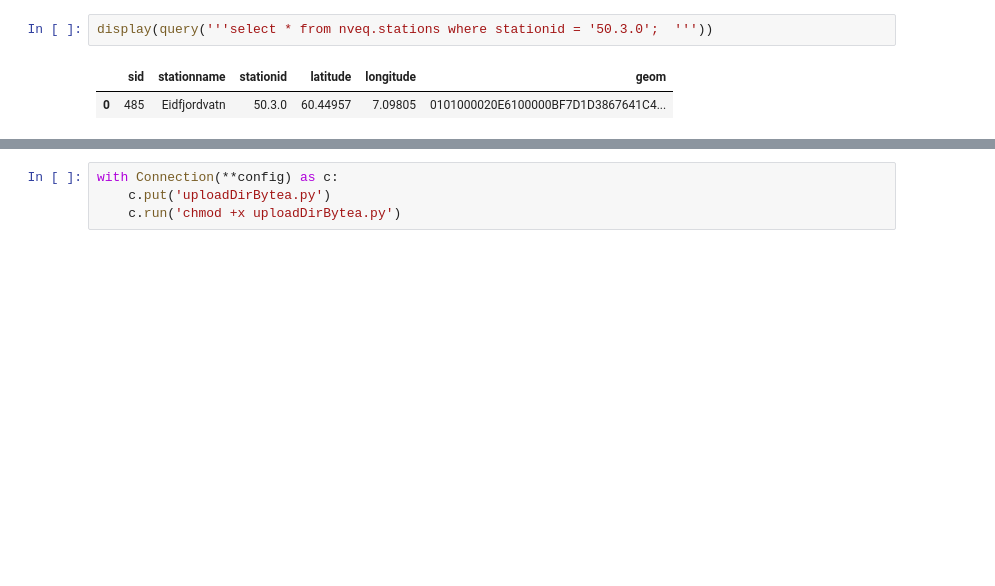
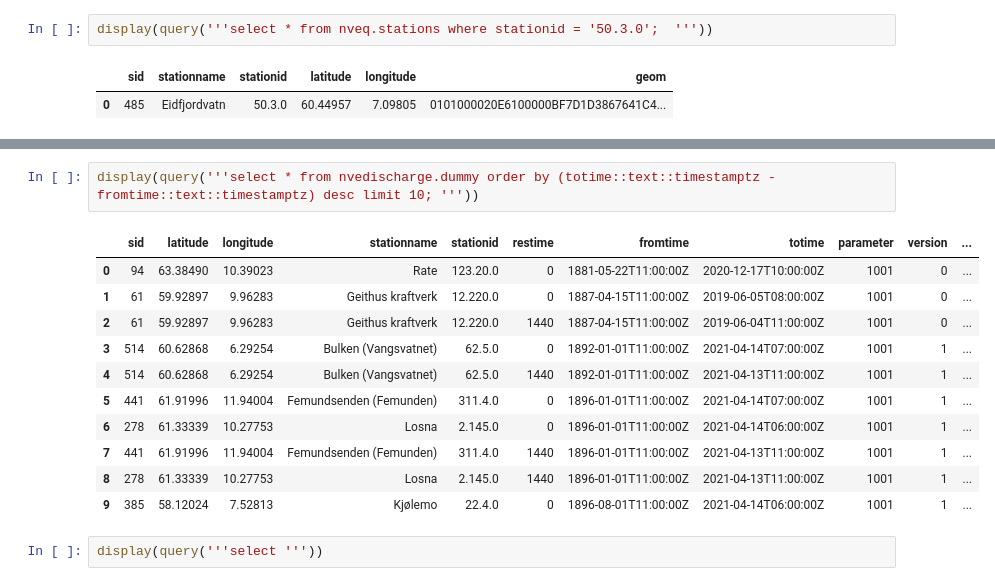
Before and after one commit to Lecheps/catchCan_tools, a Jupyter notebook: get_nve_data.ipynb, the cells around one changed output, grey strips where cells are left out. Drawn from its saved outputs; the diff is of its cells as text; blank space fills up the shorter version.

```diff
--- a/get_nve_data.ipynb
+++ b/get_nve_data.ipynb
@@ -1319,4 +518,16 @@ Overwriting uploadDirBytea.py
-# %%
-with Connection(**config) as c:
-    c.put('uploadDirBytea.py')
-    c.run('chmod +x uploadDirBytea.py')
+# %%
+display(query('''select * from nvedischarge.dummy order by (totime::text::timestamptz - fromtime::text::timestamptz) desc limit 10; '''))
+# %% [output]
+|  | sid | latitude | longitude | stationname | stationid | restime | fromtime | totime | parameter | version | ... |
+| 0 | 94 | 63.38490 | 10.39023 | Rate | 123.20.0 | 0 | 1881-05-22T11:00:00Z | 2020-12-17T10:00:00Z | 1001 | 0 | ... |
+| 1 | 61 | 59.92897 | 9.96283 | Geithus kraftverk | 12.220.0 | 0 | 1887-04-15T11:00:00Z | 2019-06-05T08:00:00Z | 1001 | 0 | ... |
+| 2 | 61 | 59.92897 | 9.96283 | Geithus kraftverk | 12.220.0 | 1440 | 1887-04-15T11:00:00Z | 2019-06-04T11:00:00Z | 1001 | 0 | ... |
+| 3 | 514 | 60.62868 | 6.29254 | Bulken (Vangsvatnet) | 62.5.0 | 0 | 1892-01-01T11:00:00Z | 2021-04-14T07:00:00Z | 1001 | 1 | ... |
+| 4 | 514 | 60.62868 | 6.29254 | Bulken (Vangsvatnet) | 62.5.0 | 1440 | 1892-01-01T11:00:00Z | 2021-04-13T11:00:00Z | 1001 | 1 | ... |
+| 5 | 441 | 61.91996 | 11.94004 | Femundsenden (Femunden) | 311.4.0 | 0 | 1896-01-01T11:00:00Z | 2021-04-14T07:00:00Z | 1001 | 1 | ... |
+| 6 | 278 | 61.33339 | 10.27753 | Losna | 2.145.0 | 0 | 1896-01-01T11:00:00Z | 2021-04-14T06:00:00Z | 1001 | 1 | ... |
+| 7 | 441 | 61.91996 | 11.94004 | Femundsenden (Femunden) | 311.4.0 | 1440 | 1896-01-01T11:00:00Z | 2021-04-13T11:00:00Z | 1001 | 1 | ... |
+| 8 | 278 | 61.33339 | 10.27753 | Losna | 2.145.0 | 1440 | 1896-01-01T11:00:00Z | 2021-04-13T11:00:00Z | 1001 | 1 | ... |
+| 9 | 385 | 58.12024 | 7.52813 | Kjølemo | 22.4.0 | 0 | 1896-08-01T11:00:00Z | 2021-04-14T06:00:00Z | 1001 | 1 | ... |
+# %%
+display(query('''select '''))
```
Also changed, not shown: parts of 23 cells of this notebook.
